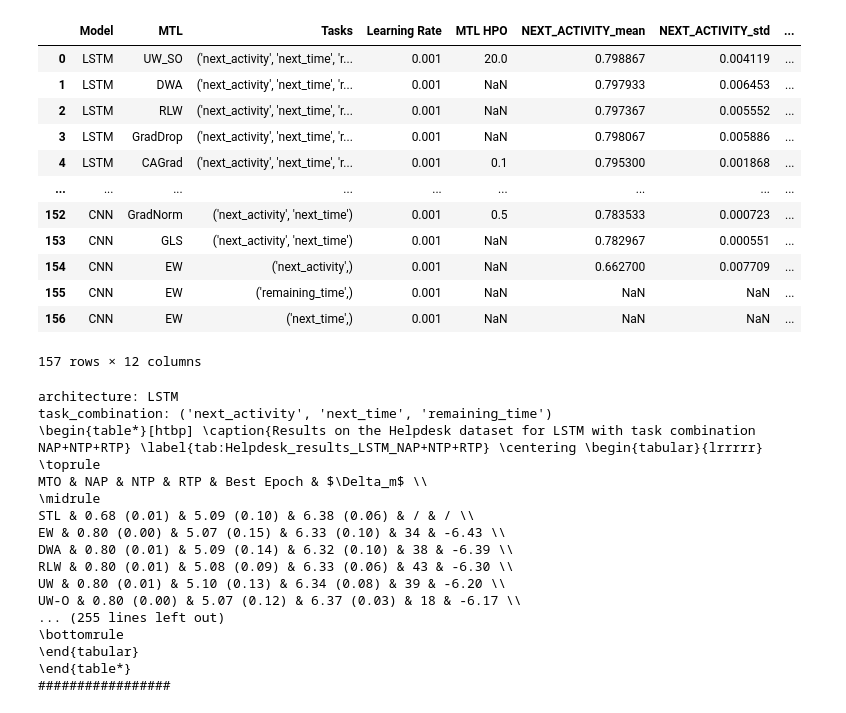
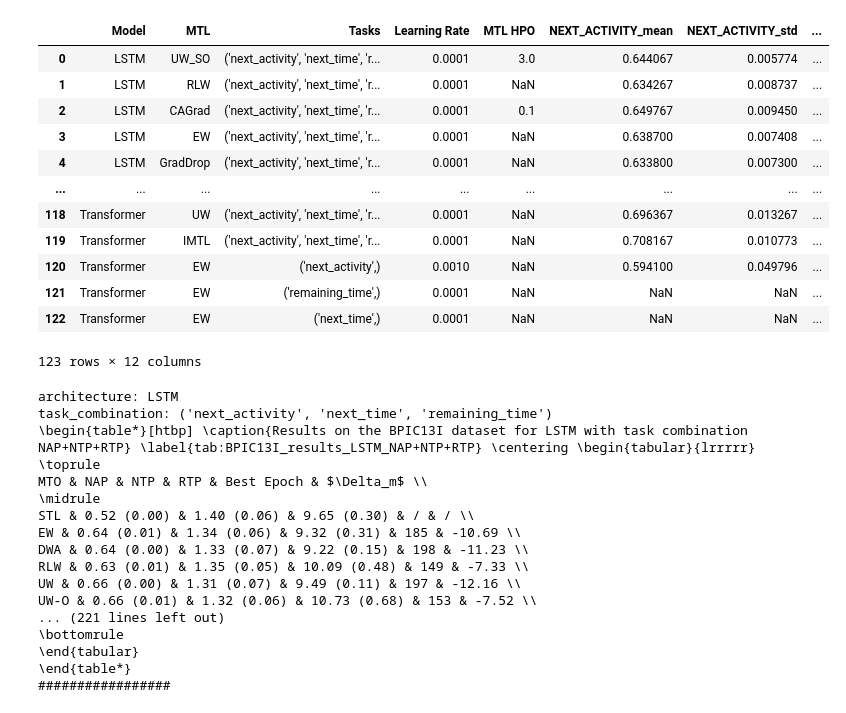
Before and after one commit to lukaskirchdorfer/MTL4PPM, a Jupyter notebook: results/get_latex_tables.ipynb, the cells around one changed output. Cells and saved outputs as stored; diff of their text form; code cells hidden in the pictures.

```diff
--- a/results/get_latex_tables.ipynb
+++ b/results/get_latex_tables.ipynb
@@ -25,20 +27,24 @@ def calc_delta_m(base_acc_nap: float, base_error_ntp: float, base_error_rtp: flo
 # %%
 # df_original = pd.read_csv("P2P/P2P_best_results.csv")
 # df_original = pd.read_csv("Production/Production_best_results.csv")
-df_original = pd.read_csv("HelpDesk/HelpDesk_best_results.csv")
-DATASET = "Helpdesk"
+# df_original = pd.read_csv("HelpDesk/HelpDesk_best_results.csv")
+# df_original = pd.read_csv("Sepsis/Sepsis_best_results.csv")
+# df_original = pd.read_csv("BPIC20_DomesticDeclarations/BPIC20_DomesticDeclarations_best_results.csv")
+# df_original = pd.read_csv("Sepsis_small/Sepsis_small_best_results.csv")
+df_original = pd.read_csv("BPI_Challenge_2013_incidents/BPI_Challenge_2013_incidents_best_results.csv")
+DATASET = "BPIC13I"
 df_original
 # %% [output]
 |  | Model | MTL | Tasks | Learning Rate | MTL HPO | NEXT_ACTIVITY_mean | NEXT_ACTIVITY_std | ... |
-| 0 | LSTM | UW_SO | ('next_activity', 'next_time', 'r... | 0.001 | 20.0 | 0.798867 | 0.004119 | ... |
-| 1 | LSTM | DWA | ('next_activity', 'next_time', 'r... | 0.001 | NaN | 0.797933 | 0.006453 | ... |
-| 2 | LSTM | RLW | ('next_activity', 'next_time', 'r... | 0.001 | NaN | 0.797367 | 0.005552 | ... |
-| 3 | LSTM | GradDrop | ('next_activity', 'next_time', 'r... | 0.001 | NaN | 0.798067 | 0.005886 | ... |
-| 4 | LSTM | CAGrad | ('next_activity', 'next_time', 'r... | 0.001 | 0.1 | 0.795300 | 0.001868 | ... |
+| 0 | LSTM | UW_SO | ('next_activity', 'next_time', 'r... | 0.0001 | 3.0 | 0.644067 | 0.005774 | ... |
+| 1 | LSTM | RLW | ('next_activity', 'next_time', 'r... | 0.0001 | NaN | 0.634267 | 0.008737 | ... |
+| 2 | LSTM | CAGrad | ('next_activity', 'next_time', 'r... | 0.0001 | 0.1 | 0.649767 | 0.009450 | ... |
+| 3 | LSTM | EW | ('next_activity', 'next_time', 'r... | 0.0001 | NaN | 0.638700 | 0.007408 | ... |
+| 4 | LSTM | GradDrop | ('next_activity', 'next_time', 'r... | 0.0001 | NaN | 0.633800 | 0.007300 | ... |
 | ... | ... | ... | ... | ... | ... | ... | ... | ... |
-| 152 | CNN | GradNorm | ('next_activity', 'next_time') | 0.001 | 0.5 | 0.783533 | 0.000723 | ... |
-| 153 | CNN | GLS | ('next_activity', 'next_time') | 0.001 | NaN | 0.782967 | 0.000551 | ... |
-| 154 | CNN | EW | ('next_activity',) | 0.001 | NaN | 0.662700 | 0.007709 | ... |
-| 155 | CNN | EW | ('remaining_time',) | 0.001 | NaN | NaN | NaN | ... |
-| 156 | CNN | EW | ('next_time',) | 0.001 | NaN | NaN | NaN | ... |
+| 118 | Transformer | UW | ('next_activity', 'next_time', 'r... | 0.0001 | NaN | 0.696367 | 0.013267 | ... |
+| 119 | Transformer | IMTL | ('next_activity', 'next_time', 'r... | 0.0001 | NaN | 0.708167 | 0.010773 | ... |
+| 120 | Transformer | EW | ('next_activity',) | 0.0010 | NaN | 0.594100 | 0.049796 | ... |
+| 121 | Transformer | EW | ('remaining_time',) | 0.0001 | NaN | NaN | NaN | ... |
+| 122 | Transformer | EW | ('next_time',) | 0.0001 | NaN | NaN | NaN | ... |
-157 rows × 12 columns
+123 rows × 12 columns
@@ -173,27 +183,29 @@ for architecture in unique_architectures:
             index=False,
             bold_rows=False,
             column_format="lrrrrr",
+
         )
 
         # Wrap in table* and remove indentation
         latex_full = f"\\begin{{table*}}[htbp] \\caption{{Results on the {DATASET} dataset for {architecture} with task combination {task_combi}}} \\label{{tab:{DATASET}_results_{architecture}_{task_combi}}} \\centering {latex_tabular}\\end{{table*}}"
+        # latex_full = f"\\begin{{table*}}[htbp] \\caption{{Results on the {DATASET} dataset for the simplified {architecture} model with task combination {task_combi}}} \\label{{tab:{DATASET}_results_{architecture}_{task_combi}}} \\centering {latex_tabular}\\end{{table*}}"
 
         print(latex_full)
         print("#################")
 # %% [output]
 architecture: LSTM
 task_combination: ('next_activity', 'next_time', 'remaining_time')
-\begin{table*}[htbp] \caption{Results on the Helpdesk dataset for LSTM with task combination NAP+NTP+RTP} \label{tab:Helpdesk_results_LSTM_NAP+NTP+RTP} \centering \begin{tabular}{lrrrrr}
+\begin{table*}[htbp] \caption{Results on the BPIC13I dataset for LSTM with task combination NAP+NTP+RTP} \label{tab:BPIC13I_results_LSTM_NAP+NTP+RTP} \centering \begin{tabular}{lrrrrr}
 \toprule
 MTO & NAP & NTP & RTP & Best Epoch & $\Delta_m$ \\
 \midrule
-STL & 0.68 (0.01) & 5.09 (0.10) & 6.38 (0.06) & / & / \\
-EW & 0.80 (0.00) & 5.07 (0.15) & 6.33 (0.10) & 34 & -6.43 \\
-DWA & 0.80 (0.01) & 5.09 (0.14) & 6.32 (0.10) & 38 & -6.39 \\
-RLW & 0.80 (0.01) & 5.08 (0.09) & 6.33 (0.06) & 43 & -6.30 \\
-UW & 0.80 (0.01) & 5.10 (0.13) & 6.34 (0.08) & 39 & -6.20 \\
-UW-O & 0.80 (0.00) & 5.07 (0.12) & 6.37 (0.03) & 18 & -6.17 \\
-... (255 lines left out)
+STL & 0.52 (0.00) & 1.40 (0.06) & 9.65 (0.30) & / & / \\
+EW & 0.64 (0.01) & 1.34 (0.06) & 9.32 (0.31) & 185 & -10.69 \\
+DWA & 0.64 (0.00) & 1.33 (0.07) & 9.22 (0.15) & 198 & -11.23 \\
+RLW & 0.63 (0.01) & 1.35 (0.05) & 10.09 (0.48) & 149 & -7.33 \\
+UW & 0.66 (0.00) & 1.31 (0.07) & 9.49 (0.11) & 197 & -12.16 \\
+UW-O & 0.66 (0.01) & 1.32 (0.06) & 10.73 (0.68) & 153 & -7.52 \\
+... (221 lines left out)
 \bottomrule
 \end{tabular}
 \end{table*}
```
Also changed, not shown: parts of 2 cells of this notebook, 27 other files.
